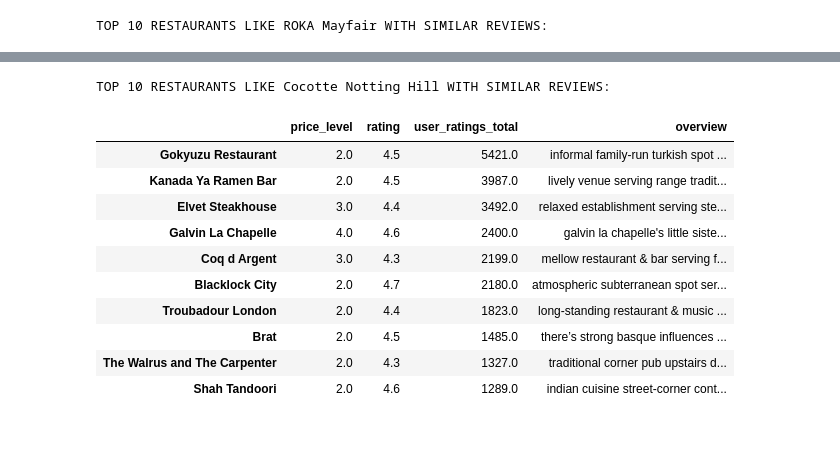
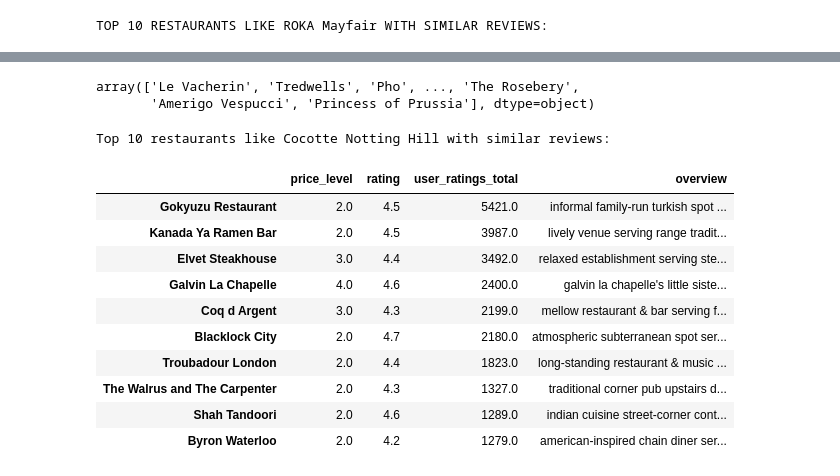
Before and after one commit to nathanindrakumar/Recommender_Food_LDN, a Jupyter notebook: Recommender_NLP.ipynb, the cells around one changed output, grey strips where cells are left out. Saved outputs shown, nothing was run; the diff lists cells and outputs as text; code cells hidden in the pictures; blank space fills up the shorter version.

```diff
--- a/Recommender_NLP.ipynb
+++ b/Recommender_NLP.ipynb
@@ -315,6 +317,11 @@ tfidf = TfidfVectorizer(analyzer='word', ngram_range=(1, 2), min_df=0, stop_word
 tfidf_matrix = tfidf.fit_transform(df_percent['overview'])
 
 cosine_similarities = linear_kernel(tfidf_matrix, tfidf_matrix)
+# %%
+df_percent['name'].unique()
+# %% [output]
+array(['Le Vacherin', 'Tredwells', 'Pho', ..., 'The Rosebery',
+       'Amerigo Vespucci', 'Princess of Prussia'], dtype=object)
 # %%
 def recommend(name, cosine_similarities = cosine_similarities):
 
@@ -324,41 +331,43 @@ def recommend(name, cosine_similarities = cosine_similarities):
     # Find the index of the hotel entered
     idx = indices[indices == name].index[0]
 
-    # Find the restaurants with a similar cosine-sim value and order them from bigges number
+    # Find the restaurants with a similar cosine-sim value and order them from biggest number
     score_series = pd.Series(cosine_similarities[idx]).sort_values(ascending=False)
 
     # Extract top 30 restaurant indexes with a similar cosine-sim value
     top30_indexes = list(score_series.iloc[0:31].index)
 
     # Names of the top 30 restaurants
     for each in top30_indexes:
         recommend_restaurant.append(list(df_percent.index)[each])
 
     # Creating the new data set to show similar restaurants
     df_new = pd.DataFrame(columns=['price_level', 'rating','user_ratings_total','overview'])
 
     # Create the top 30 similar restaurants with some of their columns
-    for each in recommend_restaurant:
-        df_new = df_new.append(pd.DataFrame(df_percent[['price_level', 'rating','user_ratings_total','overview']][df_percent.index == each].sample()))
+    with warnings.catch_warnings():
+        warnings.simplefilter(action='ignore', category=FutureWarning)
+        for each in recommend_restaurant:
+            df_new = df_new.append(pd.DataFrame(df_percent[['price_level', 'rating','user_ratings_total','overview']][df_percent.index == each].sample()))
 
     # Drop the same named restaurants and sort only the top 10 by the highest rating
-    df_new = df_new.drop_duplicates(subset=['price_level', 'rating','user_ratings_total','overview'], keep=False)
+    df_new = df_new.drop_duplicates(subset=['price_level', 'rating','user_ratings_total','overview'], keep='first')
     df_new = df_new.sort_values(by='user_ratings_total', ascending=False).head(10)
 
-    print('TOP %s RESTAURANTS LIKE %s WITH SIMILAR REVIEWS: ' % (str(len(df_new)), name))
+    print('Top %s restaurants like %s with similar reviews: ' % (str(len(df_new)), name))
 
     return df_new
 recommend('Cocotte Notting Hill')
 # %% [output]
-TOP 10 RESTAURANTS LIKE Cocotte Notting Hill WITH SIMILAR REVIEWS:
+Top 10 restaurants like Cocotte Notting Hill with similar reviews:
 |  | price_level | rating | user_ratings_total | overview |
 | Gokyuzu Restaurant | 2.0 | 4.5 | 5421.0 | informal family-run turkish spot ... |
 | Kanada Ya Ramen Bar | 2.0 | 4.5 | 3987.0 | lively venue serving range tradit... |
 | Elvet Steakhouse | 3.0 | 4.4 | 3492.0 | relaxed establishment serving ste... |
 | Galvin La Chapelle | 4.0 | 4.6 | 2400.0 | galvin la chapelle's little siste... |
 | Coq d Argent | 3.0 | 4.3 | 2199.0 | mellow restaurant & bar serving f... |
 | Blacklock City | 2.0 | 4.7 | 2180.0 | atmospheric subterranean spot ser... |
 | Troubadour London | 2.0 | 4.4 | 1823.0 | long-standing restaurant & music ... |
-| Brat | 2.0 | 4.5 | 1485.0 | there’s strong basque influences ... |
 | The Walrus and The Carpenter | 2.0 | 4.3 | 1327.0 | traditional corner pub upstairs d... |
 | Shah Tandoori | 2.0 | 4.6 | 1289.0 | indian cuisine street-corner cont... |
+| Byron Waterloo | 2.0 | 4.2 | 1279.0 | american-inspired chain diner ser... |
```
Also changed, not shown: parts of 2 cells of this notebook.
